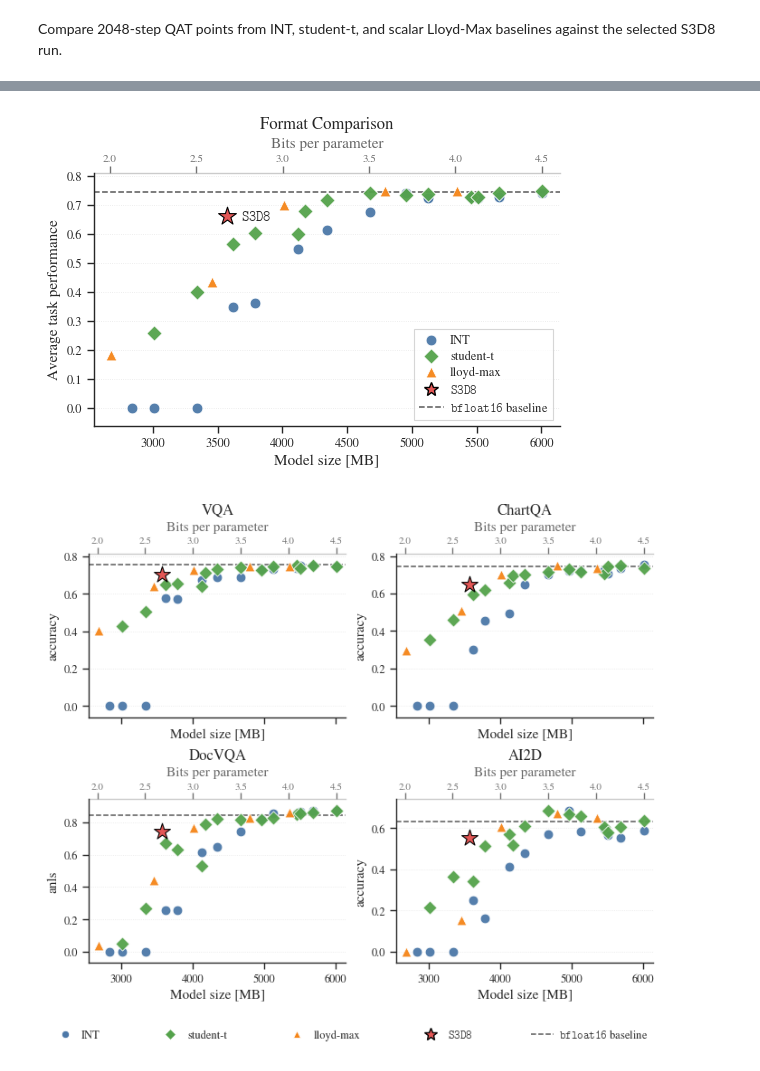
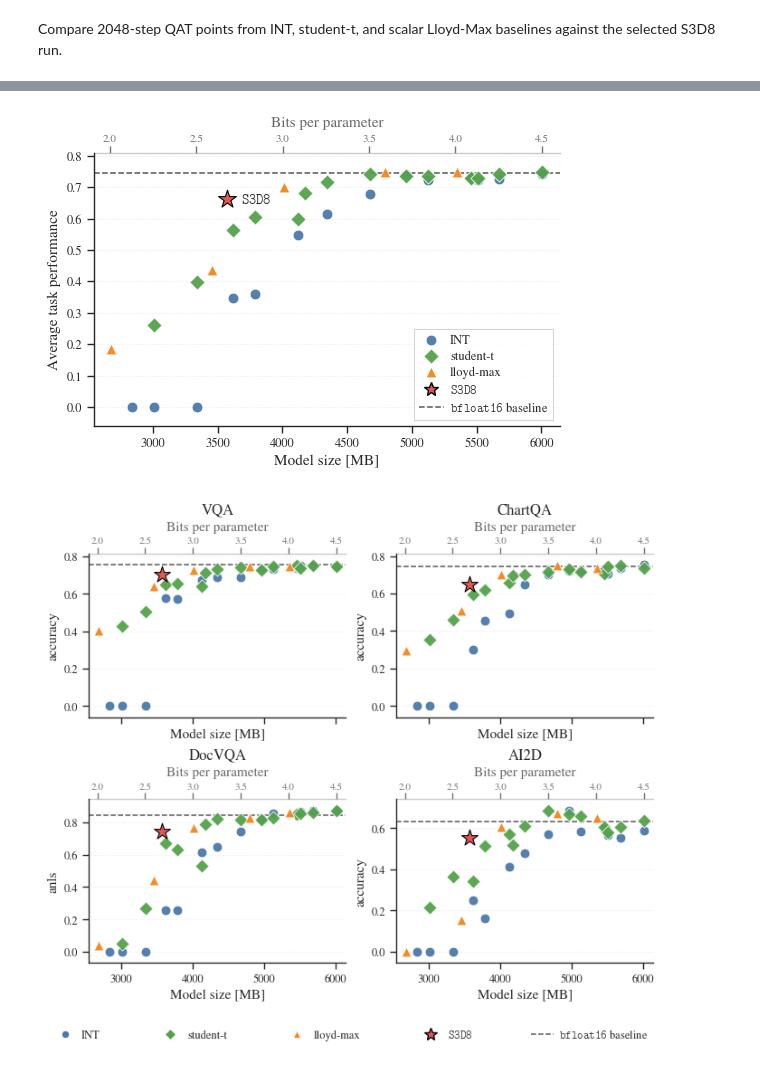
Before and after one commit to graphcore-research/llama-mobile-vlm, a Jupyter notebook: 20260415-PaperFigures.ipynb, the cells around one changed output, grey strips where cells are left out. Cells and saved outputs as stored; diff of their text form; code cells hidden in the pictures.

```diff
--- a/20260415-PaperFigures.ipynb
+++ b/20260415-PaperFigures.ipynb
@@ -846,35 +849,35 @@ plot_s3d8(ax, our_size, our_perf)
 
 ax.annotate(
     LABELS["s3d8"],
     xy=(our_size, our_perf),
     xytext=(10, -5),
     textcoords="offset points",
     fontsize=10,
     ha="left",
     va="bottom",
 )
 ax.set(
-    title="Format Comparison",
+    # title="Format Comparison",
     xlabel="Model size [MB]",
     ylabel="Average task performance",
 )
 finish_size_axis(ax, size_to_bpp)
 
 handles, _ = ax.get_legend_handles_labels()
 ax.legend(
     handles=[*handles, s3d8_handle(), model_legend_handles(compact=True)[-1]],
     loc="lower right",
     frameon=True,
     fancybox=False,
     edgecolor="0.8",
     labelspacing=0.35,
     handletextpad=0.5,
 )
 
 save_figure(fig, "fig_format_overall.pdf")
 plt.show()
 # %% [output]
-[figure, old version]
+[figure, new version]
 # %%
 figsize = (6.8, 5.6)
 fig, axes = plt.subplots(2, 2, figsize=figsize, sharex=True, constrained_layout=True)
```
Also changed, not shown: parts of 6 cells of this notebook.
